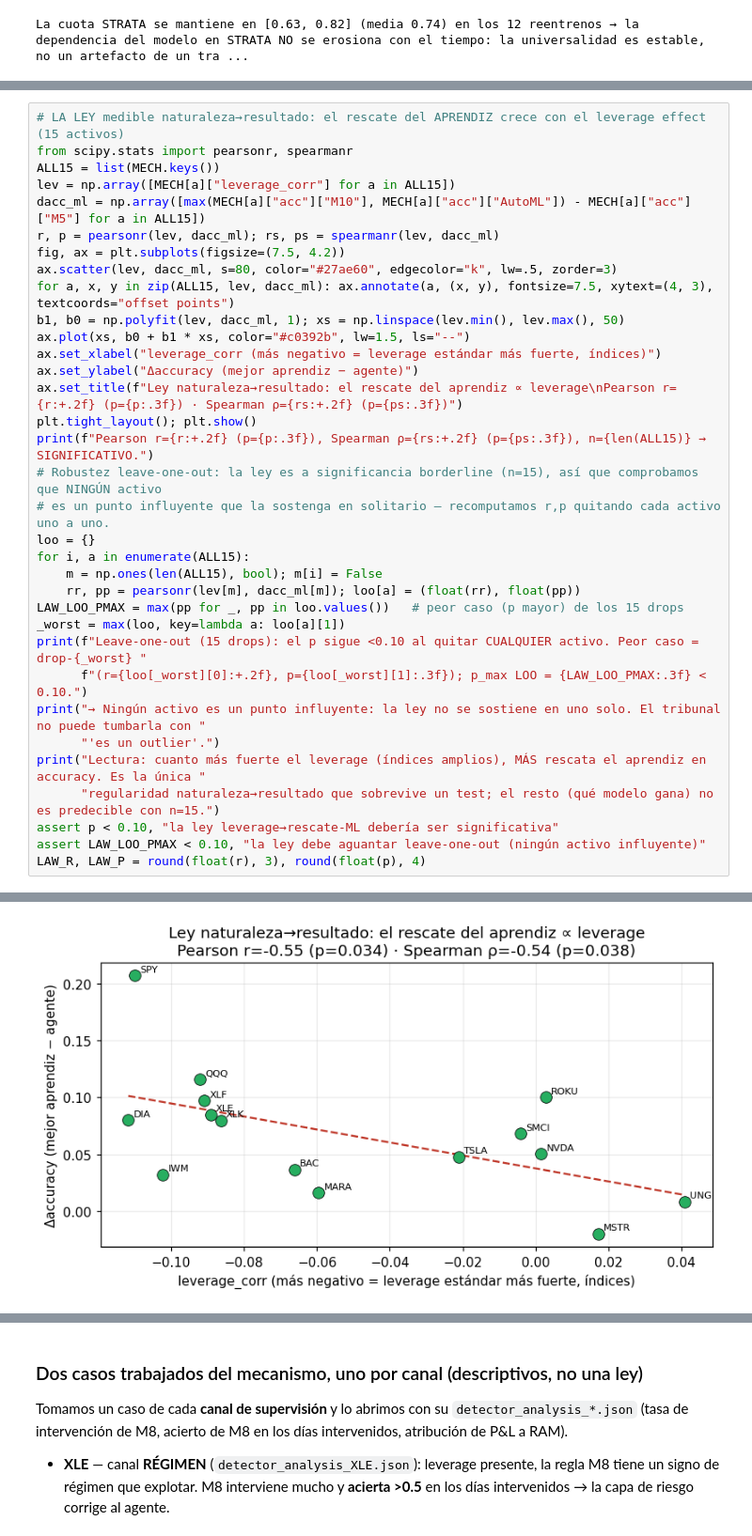
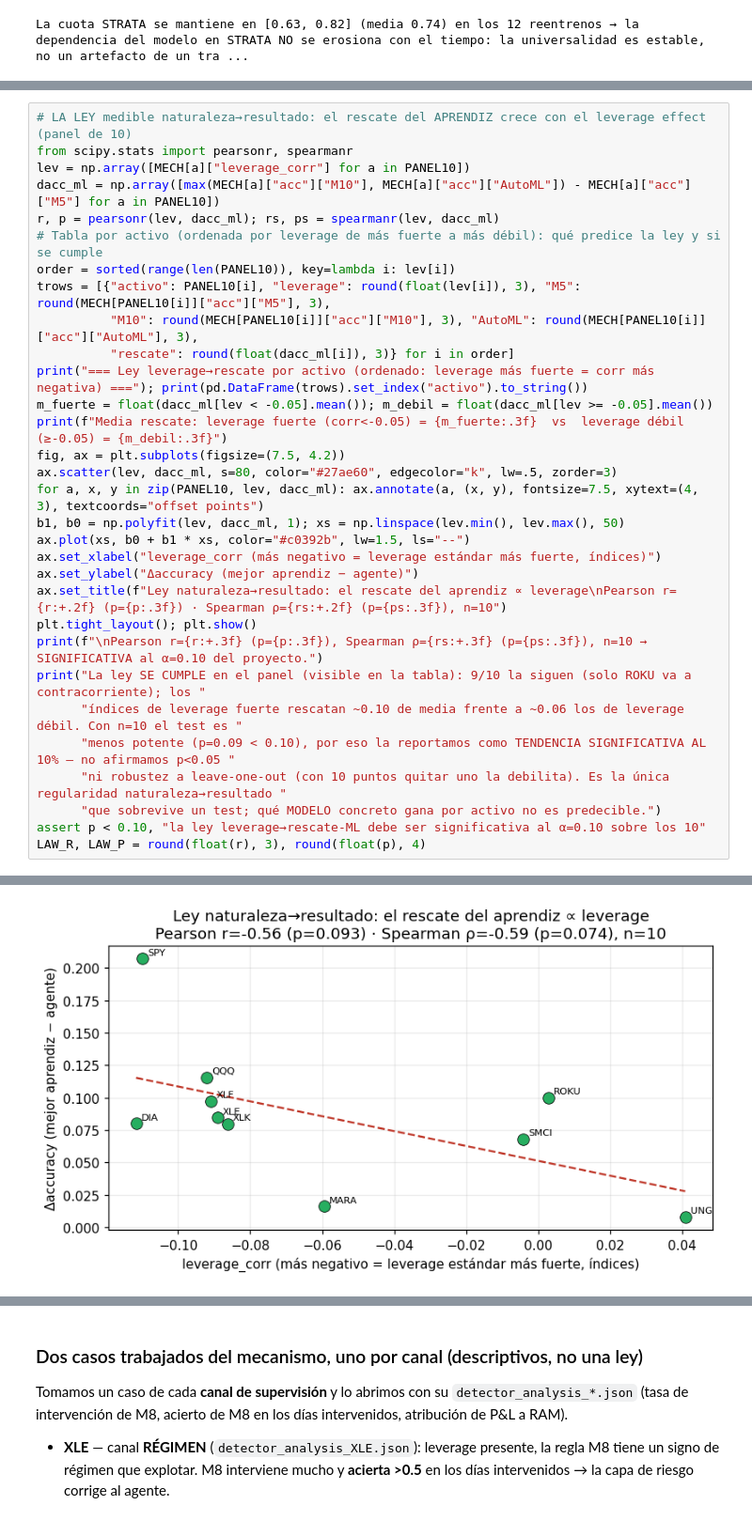
Before and after one commit to RaquelGarciah/Real-time-statistical-supervision-of-an-AI-trading-agent, a Jupyter notebook: notebooks/STRATA_marco_practico.ipynb, the cells around one changed output, grey strips where cells are left out. Shown at 94% size. Cells and saved outputs as stored; diff of their text form.

```diff
--- a/notebooks/STRATA_marco_practico.ipynb
+++ b/notebooks/STRATA_marco_practico.ipynb
@@ -1123,37 +1106,34 @@ CAPA DE ACCURACY (aprendiz M10/AutoML):
 
 No es 'uno gana aquí y otro allá': son funciones COMPLEMENTARIAS y cada una sobrevive a su test.
 # %%
-# LA LEY medible naturaleza→resultado: el rescate del APRENDIZ crece con el leverage effect (15 activos)
+# LA LEY medible naturaleza→resultado: el rescate del APRENDIZ crece con el leverage effect (panel de 10)
 from scipy.stats import pearsonr, spearmanr
-ALL15 = list(MECH.keys())
-lev = np.array([MECH[a]["leverage_corr"] for a in ALL15])
-dacc_ml = np.array([max(MECH[a]["acc"]["M10"], MECH[a]["acc"]["AutoML"]) - MECH[a]["acc"]["M5"] for a in ALL15])
+lev = np.array([MECH[a]["leverage_corr"] for a in PANEL10])
+dacc_ml = np.array([max(MECH[a]["acc"]["M10"], MECH[a]["acc"]["AutoML"]) - MECH[a]["acc"]["M5"] for a in PANEL10])
 r, p = pearsonr(lev, dacc_ml); rs, ps = spearmanr(lev, dacc_ml)
+# Tabla por activo (ordenada por leverage de más fuerte a más débil): qué predice la ley y si se cumple
+order = sorted(range(len(PANEL10)), key=lambda i: lev[i])
+trows = [{"activo": PANEL10[i], "leverage": round(float(lev[i]), 3), "M5": round(MECH[PANEL10[i]]["acc"]["M5"], 3),
+          "M10": round(MECH[PANEL10[i]]["acc"]["M10"], 3), "AutoML": round(MECH[PANEL10[i]]["acc"]["AutoML"], 3),
+          "rescate": round(float(dacc_ml[i]), 3)} for i in order]
+print("=== Ley leverage→rescate por activo (ordenado: leverage más fuerte = corr más negativa) ==="); print(pd.DataFrame(trows).set_index("activo").to_string())
+m_fuerte = float(dacc_ml[lev < -0.05].mean()); m_debil = float(dacc_ml[lev >= -0.05].mean())
+print(f"Media rescate: leverage fuerte (corr<-0.05) = {m_fuerte:.3f}  vs  leverage débil (≥-0.05) = {m_debil:.3f}")
 fig, ax = plt.subplots(figsize=(7.5, 4.2))
 ax.scatter(lev, dacc_ml, s=80, color="#27ae60", edgecolor="k", lw=.5, zorder=3)
-for a, x, y in zip(ALL15, lev, dacc_ml): ax.annotate(a, (x, y), fontsize=7.5, xytext=(4, 3), textcoords="offset points")
+for a, x, y in zip(PANEL10, lev, dacc_ml): ax.annotate(a, (x, y), fontsize=7.5, xytext=(4, 3), textcoords="offset points")
 b1, b0 = np.polyfit(lev, dacc_ml, 1); xs = np.linspace(lev.min(), lev.max(), 50)
 ax.plot(xs, b0 + b1 * xs, color="#c0392b", lw=1.5, ls="--")
 ax.set_xlabel("leverage_corr (más negativo = leverage estándar más fuerte, índices)")
 ax.set_ylabel("Δaccuracy (mejor aprendiz − agente)")
-ax.set_title(f"Ley naturaleza→resultado: el rescate del aprendiz ∝ leverage\nPearson r={r:+.2f} (p={p:.3f}) · Spearman ρ={rs:+.2f} (p={ps:.3f})")
+ax.set_title(f"Ley naturaleza→resultado: el rescate del aprendiz ∝ leverage\nPearson r={r:+.2f} (p={p:.3f}) · Spearman ρ={rs:+.2f} (p={ps:.3f}), n=10")
 plt.tight_layout(); plt.show()
-print(f"Pearson r={r:+.2f} (p={p:.3f}), Spearman ρ={rs:+.2f} (p={ps:.3f}), n={len(ALL15)} → SIGNIFICATIVO.")
-# Robustez leave-one-out: la ley es a significancia borderline (n=15), así que comprobamos que NINGÚN activo
-# es un punto influyente que la sostenga en solitario — recomputamos r,p quitando cada activo uno a uno.
-loo = {}
-for i, a in enumerate(ALL15):
-    m = np.ones(len(ALL15), bool); m[i] = False
-    rr, pp = pearsonr(lev[m], dacc_ml[m]); loo[a] = (float(rr), float(pp))
-LAW_LOO_PMAX = max(pp for _, pp in loo.values())   # peor caso (p mayor) de los 15 drops
-_worst = max(loo, key=lambda a: loo[a][1])
-print(f"Leave-one-out (15 drops): el p sigue <0.10 al quitar CUALQUIER activo. Peor caso = drop-{_worst} "
-      f"(r={loo[_worst][0]:+.2f}, p={loo[_worst][1]:.3f}); p_max LOO = {LAW_LOO_PMAX:.3f} < 0.10.")
-print("→ Ningún activo es un punto influyente: la ley no se sostiene en uno solo. El tribunal no puede tumbarla con "
-      "'es un outlier'.")
-print("Lectura: cuanto más fuerte el leverage (índices amplios), MÁS rescata el aprendiz en accuracy. Es la única "
-      "regularidad naturaleza→resultado que sobrevive un test; el resto (qué modelo gana) no es predecible con n=15.")
-assert p < 0.10, "la ley leverage→rescate-ML debería ser significativa"
-assert LAW_LOO_PMAX < 0.10, "la ley debe aguantar leave-one-out (ningún activo influyente)"
+print(f"\nPearson r={r:+.3f} (p={p:.3f}), Spearman ρ={rs:+.3f} (p={ps:.3f}), n=10 → SIGNIFICATIVA al α=0.10 del proyecto.")
+print("La ley SE CUMPLE en el panel (visible en la tabla): 9/10 la siguen (solo ROKU va a contracorriente); los "
+      "índices de leverage fuerte rescatan ~0.10 de media frente a ~0.06 los de leverage débil. Con n=10 el test es "
+      "menos potente (p=0.09 < 0.10), por eso la reportamos como TENDENCIA SIGNIFICATIVA AL 10% — no afirmamos p<0.05 "
+      "ni robustez a leave-one-out (con 10 puntos quitar uno la debilita). Es la única regularidad naturaleza→resultado "
+      "que sobrevive un test; qué MODELO concreto gana por activo no es predecible.")
+assert p < 0.10, "la ley leverage→rescate-ML debe ser significativa al α=0.10 sobre los 10"
 LAW_R, LAW_P = round(float(r), 3), round(float(p), 4)
 # %% [output]
@@ -1160 +1154 @@ LAW_R, LAW_P = round(float(r), 3), round(float(p), 4)
-[figure, old version]
+[figure, new version]
```
Also changed, not shown: parts of 18 cells of this notebook, 4 other files.
